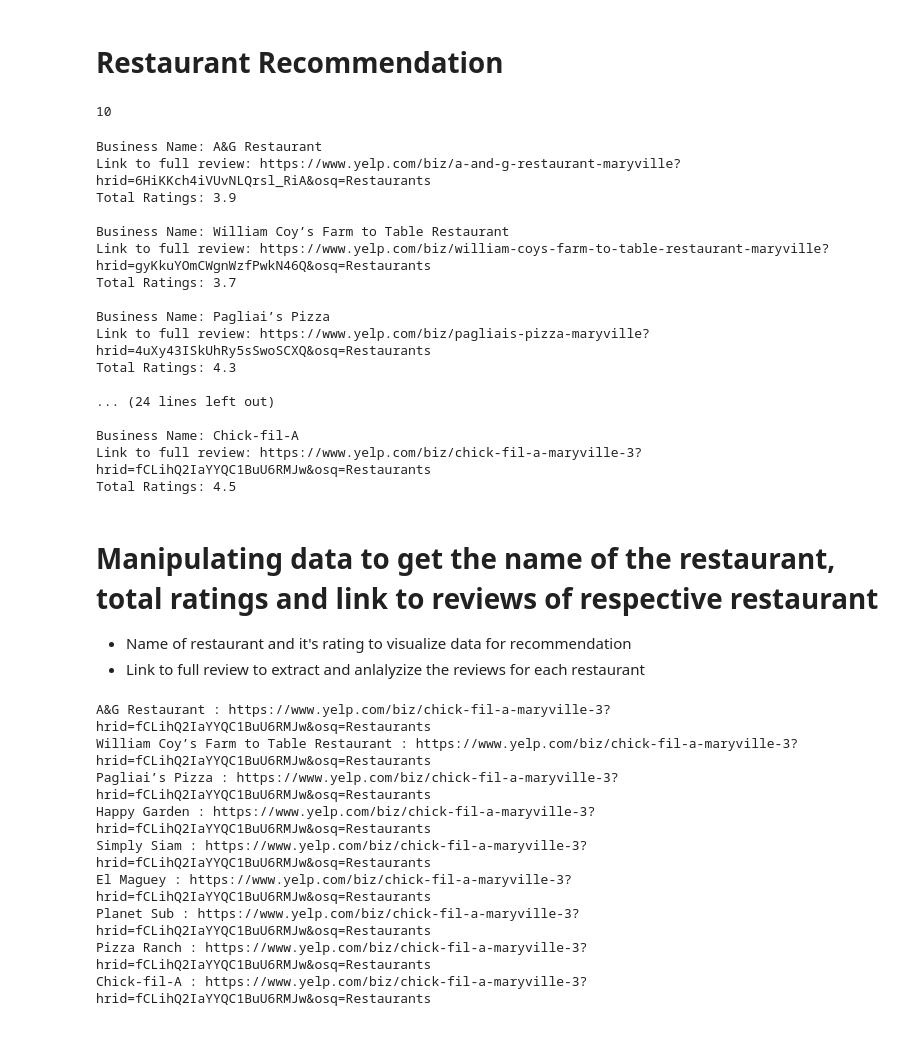
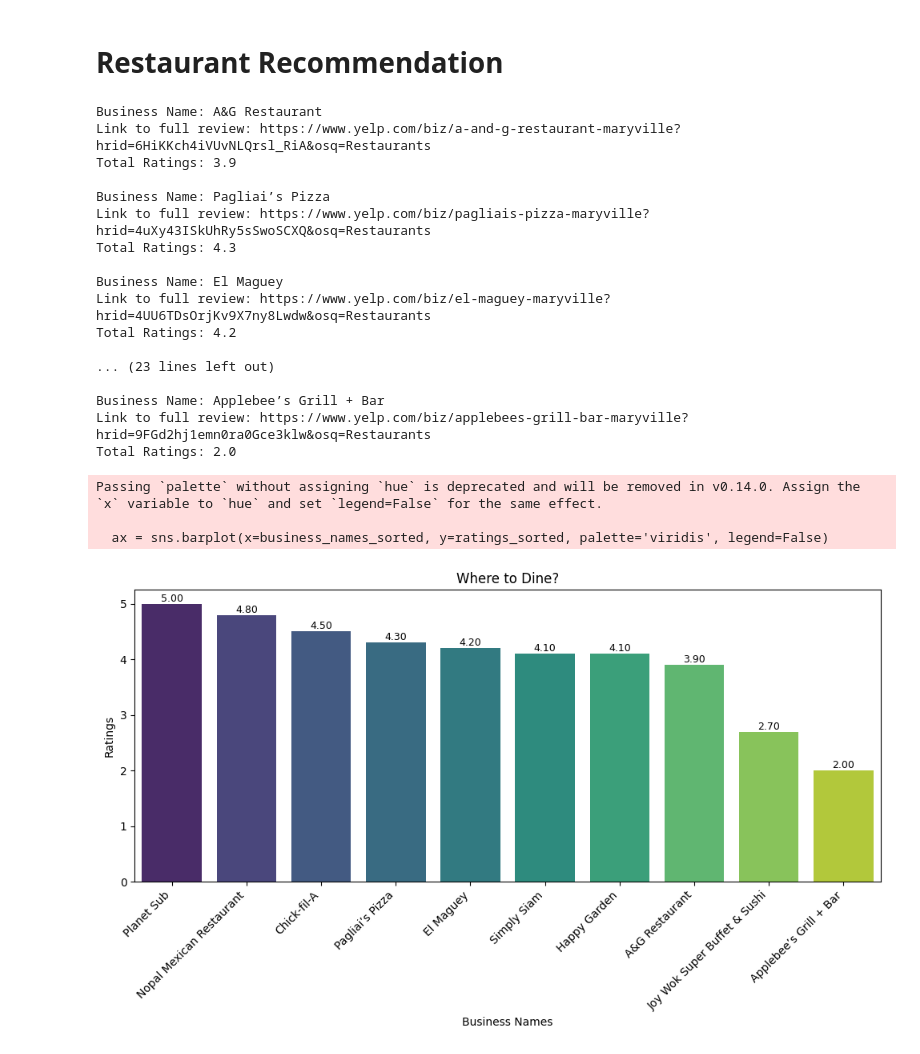
Before and after one commit to Kriti-59/Sentiment-Analysis, a Jupyter notebook: Final Project.ipynb, the cells around one changed output. Cells and saved outputs as stored; diff of their text form; code cells hidden in the pictures.

```diff
--- a/Final Project.ipynb
+++ b/Final Project.ipynb
@@ -4,15 +4,11 @@
 import requests
 from bs4 import BeautifulSoup
 # %%
-response = requests.get("https://www.yelp.com/search?find_desc=Restaurants&find_loc=Maryville%2C+MO+64468")
+response = requests.get("https://www.yelp.com/search?find_desc=Restaurants&find_loc=64468&l=g%3A-94.9277114868164%2C40.29235856621275%2C-94.82540130615234%2C40.37087419654953")
 # %%
 soup = BeautifulSoup(response.content, "html.parser")
 # %%
 card_divs = soup.find_all('div', class_='css-33bb9k', attrs={'data-testid': 'serp-ia-card'})
-num_cards = len(card_divs)
-print(num_cards)
-# %% [output]
-10
 # %%
 
 business_ratings = {}
@@ -32,10 +28,6 @@ for card_div in card_divs:
             full_review_url = base_url +  review_url
             print("Link to full review:", full_review_url)
             business_review_urls[name] = full_review_url
-        else:
-            print("Full review link not found")
-    else:
-        print("Span tag containing the link not found")
 
     # Find the total ratings
     total_ratings_element = card_div.find('span', class_='css-gutk1c')
@@ -54,34 +46,46 @@ for card_div in card_divs:
 Business Name: A&G Restaurant
 Link to full review: https://www.yelp.com/biz/a-and-g-restaurant-maryville?hrid=6HiKKch4iVUvNLQrsl_RiA&osq=Restaurants
 Total Ratings: 3.9
-
-Business Name: William Coy’s Farm to Table Restaurant
-Link to full review: https://www.yelp.com/biz/william-coys-farm-to-table-restaurant-maryville?hrid=gyKkuYOmCWgnWzfPwkN46Q&osq=Restaurants
-Total Ratings: 3.7
 
 Business Name: Pagliai’s Pizza
 Link to full review: https://www.yelp.com/biz/pagliais-pizza-maryville?hrid=4uXy43ISkUhRy5sSwoSCXQ&osq=Restaurants
 Total Ratings: 4.3
 
-... (24 lines left out)
+Business Name: El Maguey
+Link to full review: https://www.yelp.com/biz/el-maguey-maryville?hrid=4UU6TDsOrjKv9X7ny8Lwdw&osq=Restaurants
+Total Ratings: 4.2
 
-Business Name: Chick-fil-A
-Link to full review: https://www.yelp.com/biz/chick-fil-a-maryville-3?hrid=fCLihQ2IaYYQC1BuU6RMJw&osq=Restaurants
-Total Ratings: 4.5
+... (23 lines left out)
+
+Business Name: Applebee’s Grill + Bar
+Link to full review: https://www.yelp.com/biz/applebees-grill-bar-maryville?hrid=9FGd2hj1emn0ra0Gce3klw&osq=Restaurants
+Total Ratings: 2.0
-# %% [markdown]
-# Manipulating data to get the name of the restaurant, total ratings and link to reviews of respective restaurant
- - Name of restaurant and it's rating to visualize data for recommendation
- - Link to full review to extract and anlalyzize the reviews for each restaurant
-# %%
-for key, value in business_review_urls.items():
-    print(key, ":", value)
-# %% [output]
-A&G Restaurant : https://www.yelp.com/biz/chick-fil-a-maryville-3?hrid=fCLihQ2IaYYQC1BuU6RMJw&osq=Restaurants
-William Coy’s Farm to Table Restaurant : https://www.yelp.com/biz/chick-fil-a-maryville-3?hrid=fCLihQ2IaYYQC1BuU6RMJw&osq=Restaurants
-Pagliai’s Pizza : https://www.yelp.com/biz/chick-fil-a-maryville-3?hrid=fCLihQ2IaYYQC1BuU6RMJw&osq=Restaurants
-Happy Garden : https://www.yelp.com/biz/chick-fil-a-maryville-3?hrid=fCLihQ2IaYYQC1BuU6RMJw&osq=Restaurants
-Simply Siam : https://www.yelp.com/biz/chick-fil-a-maryville-3?hrid=fCLihQ2IaYYQC1BuU6RMJw&osq=Restaurants
-El Maguey : https://www.yelp.com/biz/chick-fil-a-maryville-3?hrid=fCLihQ2IaYYQC1BuU6RMJw&osq=Restaurants
-Planet Sub : https://www.yelp.com/biz/chick-fil-a-maryville-3?hrid=fCLihQ2IaYYQC1BuU6RMJw&osq=Restaurants
-Pizza Ranch : https://www.yelp.com/biz/chick-fil-a-maryville-3?hrid=fCLihQ2IaYYQC1BuU6RMJw&osq=Restaurants
-Chick-fil-A : https://www.yelp.com/biz/chick-fil-a-maryville-3?hrid=fCLihQ2IaYYQC1BuU6RMJw&osq=Restaurants
+# %%
+import matplotlib.pyplot as plt
+import seaborn as sns
+
+# Extract business names and ratings from the dictionary
+business_names = list(business_ratings.keys())
+ratings = [float(rating) for rating in business_ratings.values()]
+
+# Sort business names and ratings based on ratings
+sorted_data = sorted(zip(business_names, ratings), key=lambda x: x[1], reverse=True)
+business_names_sorted, ratings_sorted = zip(*sorted_data)
+
+plt.figure(figsize=(10, 6))
+ax = sns.barplot(x=business_names_sorted, y=ratings_sorted, palette='viridis', legend=False)
+
+for i, rating in enumerate(ratings_sorted):
+    ax.text(i, rating, f'{rating:.2f}', ha='center', va='bottom', fontsize=9)
+
+plt.xlabel('Business Names')
+plt.ylabel('Ratings')
+plt.title('Where to Dine?')
+plt.xticks(rotation=45, ha='right')
+plt.tight_layout()
+plt.show()
+# %% [output]
+Passing `palette` without assigning `hue` is deprecated and will be removed in v0.14.0. Assign the `x` variable to `hue` and set `legend=False` for the same effect.
+
+  ax = sns.barplot(x=business_names_sorted, y=ratings_sorted, palette='viridis', legend=False)
+[figure, added]
```
